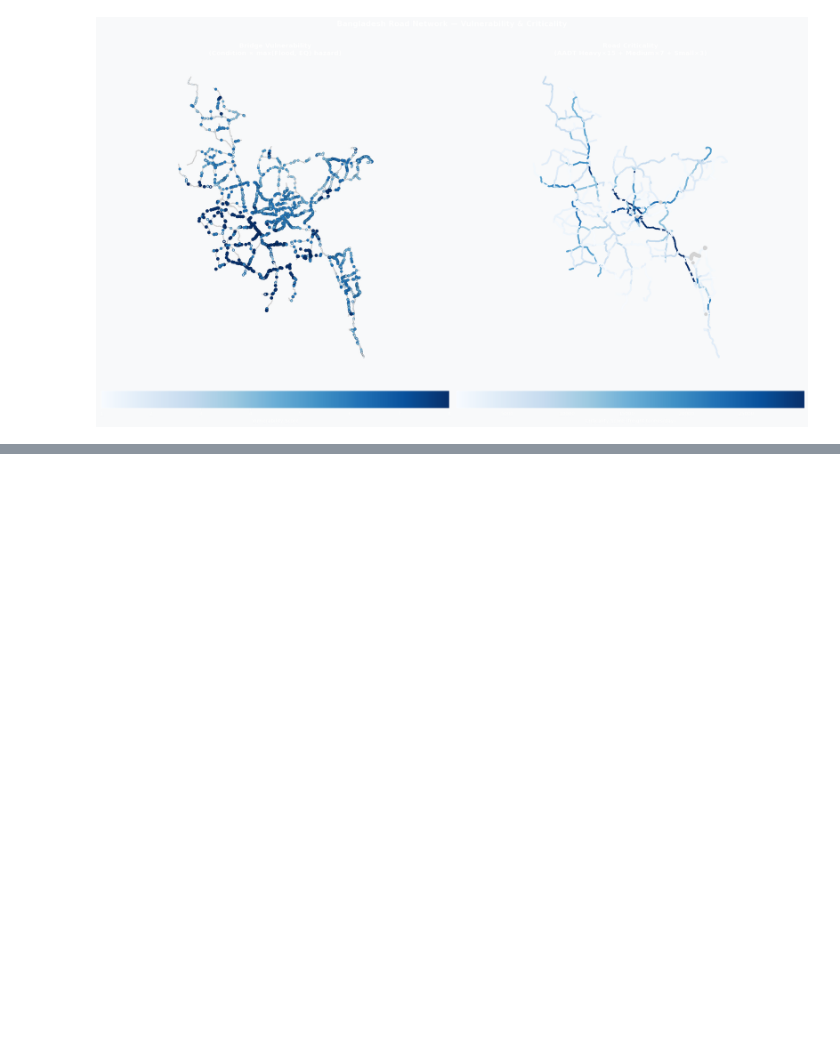
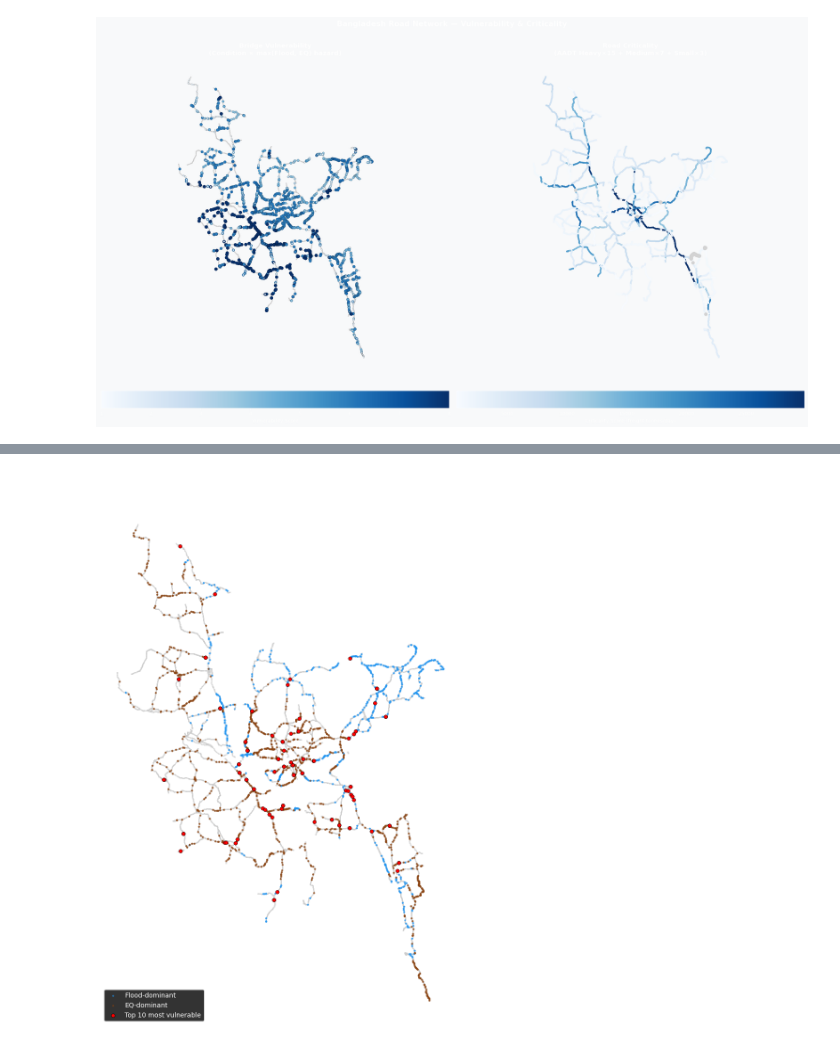
Before and after one commit to MeikeHR/EPA133a-G02-A4, a Jupyter notebook: EPA1352-G02-A4/notebook/Data Analysis 2.ipynb, the cells around one changed output, grey strips where cells are left out. Cells and saved outputs as stored; diff of their text form; code cells hidden in the pictures; blank space fills up the shorter version.

```diff
--- a/EPA1352-G02-A4/notebook/Data Analysis 2.ipynb
+++ b/EPA1352-G02-A4/notebook/Data Analysis 2.ipynb
@@ -309,0 +408,14 @@ plt.show()
+# %%
+# ── Top 10 table ─────────────────────────────────────────────────────────────
+bridges['dominant_hazard'] = bridges.apply(
+    lambda r: 'Flood' if r['flood_mult'] >= r['seismic_mult'] else 'Earthquake', axis=1
+)
+
+top10_bridges = (bridges
+    .nlargest(10, 'vulnerability_score')
+    [['road', 'lrp', 'name', 'condition', 'int_cond_score',
+      'flood_mult', 'seismic_mult', 'max_hazard_mult',
+      'dominant_hazard', 'vulnerability_score']]
+    .reset_index(drop=True)
+)
+display(top10_bridges)
@@ -309,0 +434,29 @@ plt.show()
+# %%
+# ── Map: all bridges flood/EQ colored, top 10 highlighted ─────────────────────
+links   = gdf_roads[gdf_roads['model_type'] == 'link']
+bridges_map = bridges.copy()
+bridges_map['dominant_hazard'] = bridges_map.apply(
+    lambda r: 'Flood' if r['flood_mult'] >= r['seismic_mult'] else 'Earthquake', axis=1
+)
+flood_bridges = bridges_map[bridges_map['dominant_hazard'] == 'Flood']
+eq_bridges    = bridges_map[bridges_map['dominant_hazard'] == 'Earthquake']
+top10_geo     = bridges_map[bridges_map['lrp'].isin(top10_bridges['lrp'])]
+
+fig, ax = plt.subplots(figsize=(10, 12), facecolor='white')
+links.plot(ax=ax, color='#cccccc', markersize=1, alpha=0.5, zorder=1)
+flood_bridges.plot(ax=ax, color='#2196F3', markersize=4,
+                   alpha=0.5, label='Flood-dominant', zorder=2)
+eq_bridges.plot(ax=ax, color='#8B4513', markersize=4,
+                alpha=0.5, label='EQ-dominant', zorder=2)
+top10_geo.plot(ax=ax, color='red', markersize=30,
+               edgecolor='black', linewidth=0.5,
+               label='Top 10 most vulnerable', zorder=3)
+
+ax.set_title("Bridge Vulnerability — Dominant Hazard\n(red = top 10 most vulnerable)",
+             fontsize=13, fontweight='bold', pad=15)
+ax.legend(loc='lower left')
+ax.set_axis_off()
+plt.tight_layout()
+plt.show()
+# %% [output]
+[figure, added]
```
Also changed, not shown: parts of 20 cells of this notebook, 1 other file.
